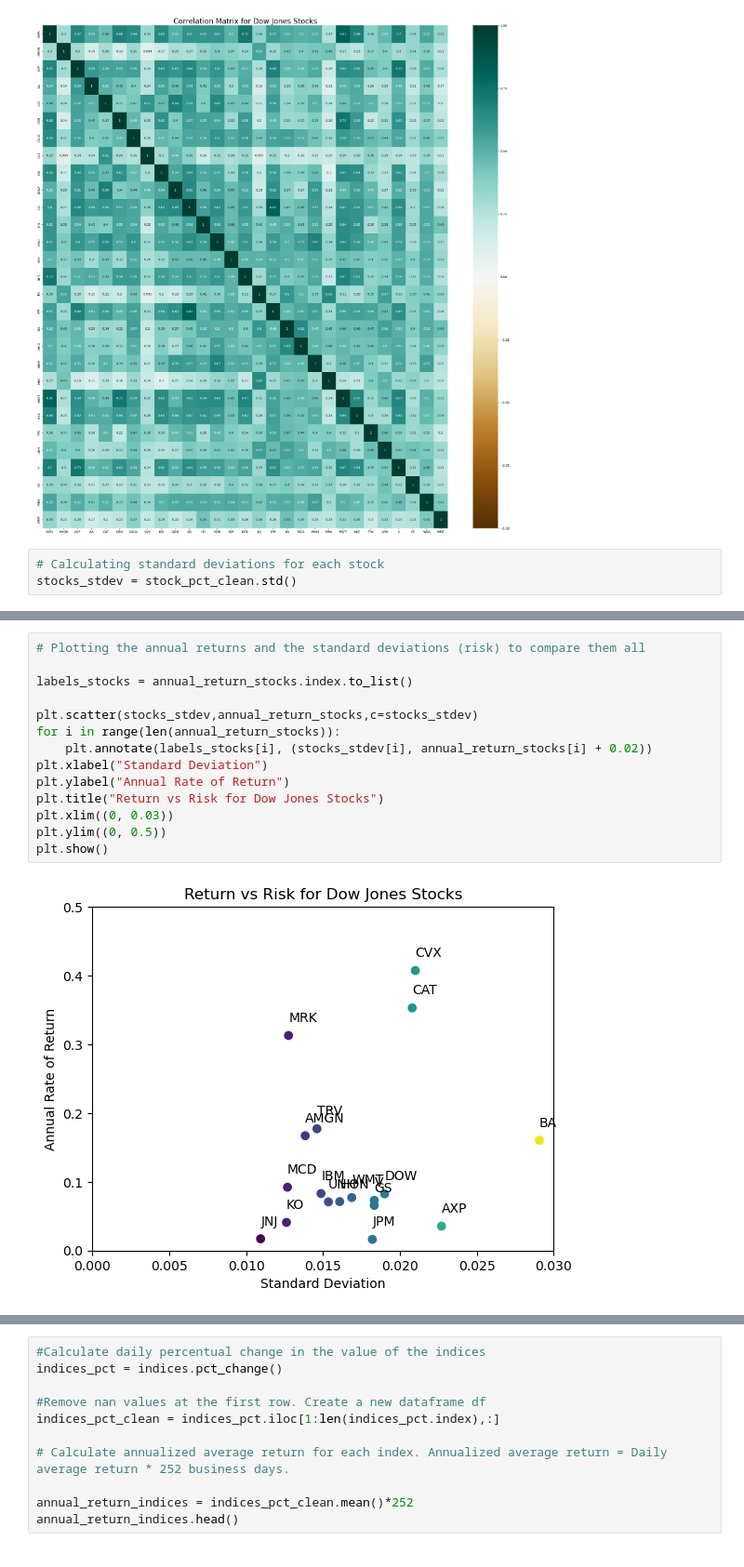
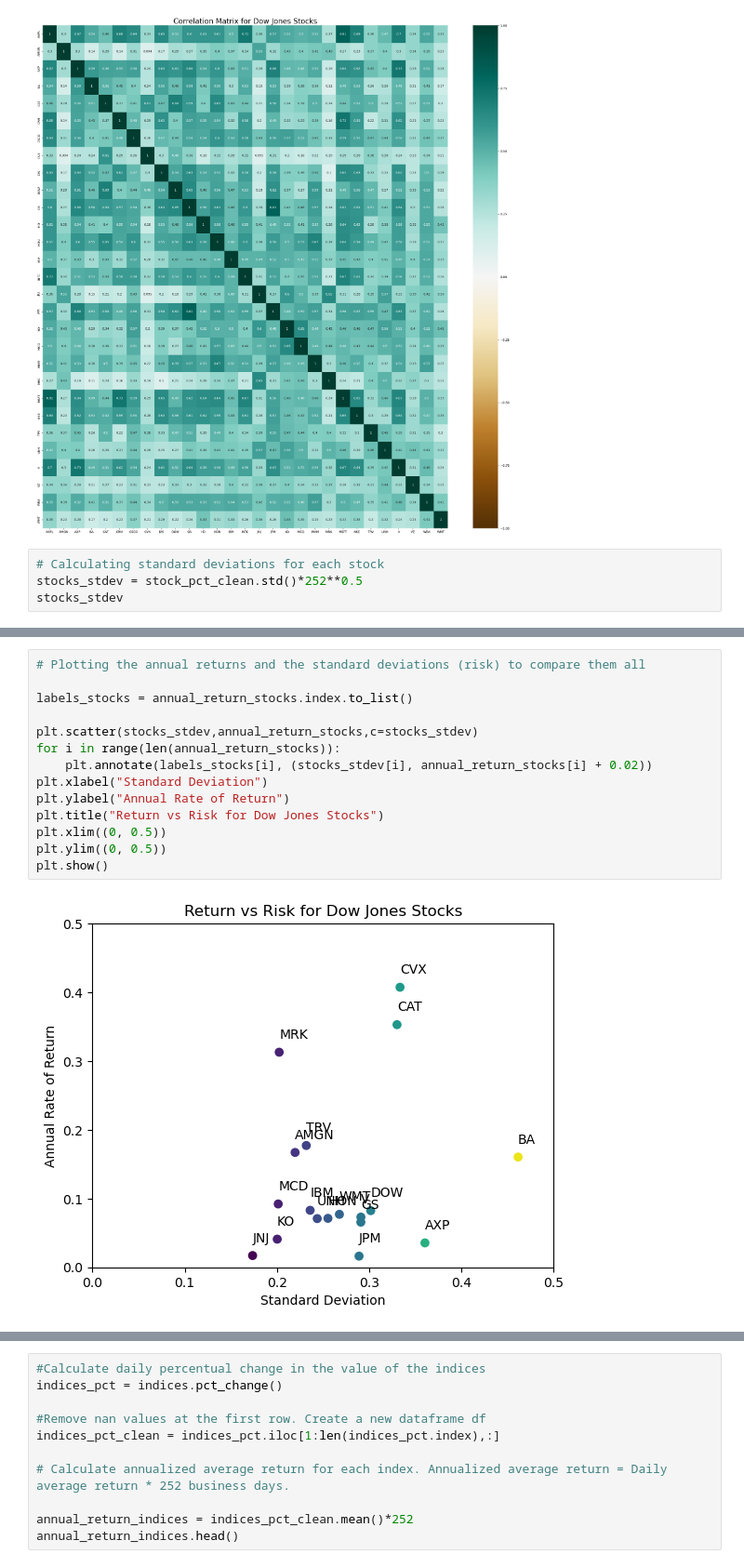
Before and after one commit to juansierra1182/Class-7.1, a Jupyter notebook: Stock_Analysis.ipynb, the cells around one changed output, grey strips where cells are left out. Shown at 93% size. Cells and saved outputs as stored; diff of their text form.

```diff
--- a/Stock_Analysis.ipynb
+++ b/Stock_Analysis.ipynb
@@ -106,4 +108,5 @@ Text(0.5, 1.0, 'Correlation Matrix for Dow Jones Stocks')
 [figure]
 # %%
 # Calculating standard deviations for each stock
-stocks_stdev = stock_pct_clean.std()
+stocks_stdev = stock_pct_clean.std()*252**0.5
+stocks_stdev
@@ -110,17 +131,17 @@ stocks_stdev = stock_pct_clean.std()
 # %%
 # Plotting the annual returns and the standard deviations (risk) to compare them all
 
 labels_stocks = annual_return_stocks.index.to_list()
 
 plt.scatter(stocks_stdev,annual_return_stocks,c=stocks_stdev)
 for i in range(len(annual_return_stocks)):
     plt.annotate(labels_stocks[i], (stocks_stdev[i], annual_return_stocks[i] + 0.02))
 plt.xlabel("Standard Deviation")
 plt.ylabel("Annual Rate of Return")
 plt.title("Return vs Risk for Dow Jones Stocks")
-plt.xlim((0, 0.03))
+plt.xlim((0, 0.5))
 plt.ylim((0, 0.5))
 plt.show()
 # %% [output]
-[figure, old version]
+[figure, new version]
 # %%
```
Also changed, not shown: parts of 9 cells of this notebook, 3 other files.
